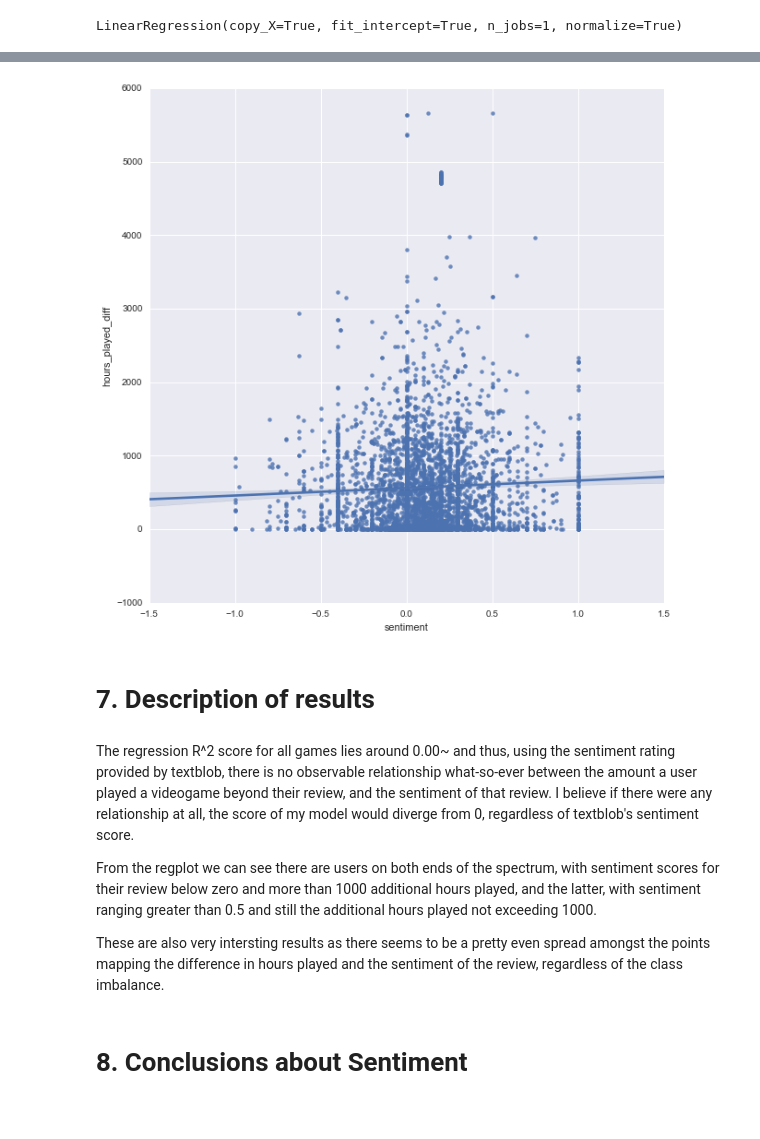
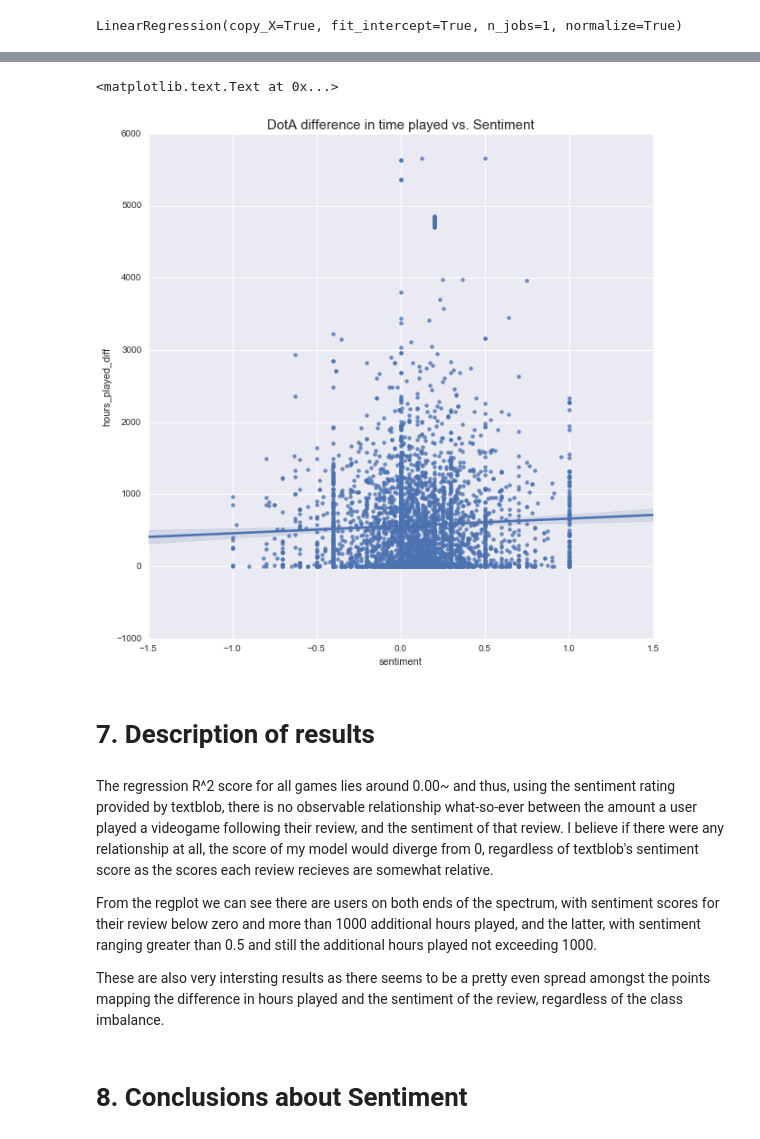
Before and after one commit to DanielEMoreno/DSI-SF-2-DanielEMoreno, a Jupyter notebook: code/projects/capstone/Reports/Technical.ipynb, the cells around one changed output, grey strips where cells are left out. Cells and saved outputs as stored; diff of their text form; code cells hidden in the pictures.

```diff
--- a/code/projects/capstone/Reports/Technical.ipynb
+++ b/code/projects/capstone/Reports/Technical.ipynb
@@ -345,15 +416,15 @@ def fetch_hours_played(passed_df):
 # %%
 # After getting steam ids and time played, pickled files:
-dota_with_time = pd.read_pickle('../capstone/final_570.pkl')
-elder_with_time = pd.read_pickle('../capstone/final_72850.pkl')
-tf2_with_time = pd.read_pickle('../capstone/final_440.pkl')
-civ_with_time = pd.read_pickle('../capstone/final_8930.pkl')
-gta_with_time = pd.read_pickle('../capstone/final_271590.pkl')
-gmod_with_time = pd.read_pickle('../capstone/final_4000.pkl')
-fbm_with_time = pd.read_pickle('../capstone/final_295270.pkl')
-csgo_with_time = pd.read_pickle('../capstone/final_730.pkl')
-cs_with_time = pd.read_pickle('../capstone/final_10.pkl')
-warframe_with_time = pd.read_pickle('../capstone/final_230410.pkl')
-arma_with_time = pd.read_pickle('../capstone/final_107410.pkl')
+dota_with_time = pd.read_pickle('../Cleaned Data/final_570.pkl')
+elder_with_time = pd.read_pickle('../Cleaned Data/final_72850.pkl')
+tf2_with_time = pd.read_pickle('../Cleaned Data/final_440.pkl')
+civ_with_time = pd.read_pickle('../Cleaned Data/final_8930.pkl')
+gta_with_time = pd.read_pickle('../Cleaned Data/final_271590.pkl')
+gmod_with_time = pd.read_pickle('../Cleaned Data/final_4000.pkl')
+fbm_with_time = pd.read_pickle('../Cleaned Data/final_295270.pkl')
+csgo_with_time = pd.read_pickle('../Cleaned Data/final_730.pkl')
+cs_with_time = pd.read_pickle('../Cleaned Data/final_10.pkl')
+warframe_with_time = pd.read_pickle('../Cleaned Data/final_230410.pkl')
+arma_with_time = pd.read_pickle('../Cleaned Data/final_107410.pkl')
 # %%
 #Subset data by items that have non-null values for the column pulled from the steam web API
@@ -528,12 +816,14 @@ lr score: 0.000698437760814
 # %%
 ax = plt.figure(figsize=(10,10))
 ax = sns.regplot(x=dota_with_time_nonan_test.sentiment, y=dota_with_time_nonan_test.hours_played_diff)
+plt.title('DotA difference in time played vs. Sentiment', fontsize=15)
 # %% [output]
+<matplotlib.text.Text at 0x...>
-[figure, old version]
+[figure, new version]
 # %% [markdown]
 # 7. Description of results
 # %% [markdown]
-The regression R^2 score for all games lies around 0.00~ and thus, using the sentiment rating provided by textblob, there is no observable relationship what-so-ever between the amount a user played a videogame beyond their review, and the sentiment of that review. I believe if there were any relationship at all, the score of my model would diverge from 0, regardless of textblob's sentiment score.
+The regression R^2 score for all games lies around 0.00~ and thus, using the sentiment rating provided by textblob, there is no observable relationship what-so-ever between the amount a user played a videogame following their review, and the sentiment of that review. I believe if there were any relationship at all, the score of my model would diverge from 0, regardless of textblob's sentiment score as the scores each review recieves are somewhat relative.
 
 From the regplot we can see there are users on both ends of the spectrum, with sentiment scores for their review below zero and more than 1000 additional hours played, and the latter, with sentiment ranging greater than 0.5 and still the additional hours played not exceeding 1000.
 
```
Also changed, not shown: parts of 87 cells of this notebook, 2 other files.
